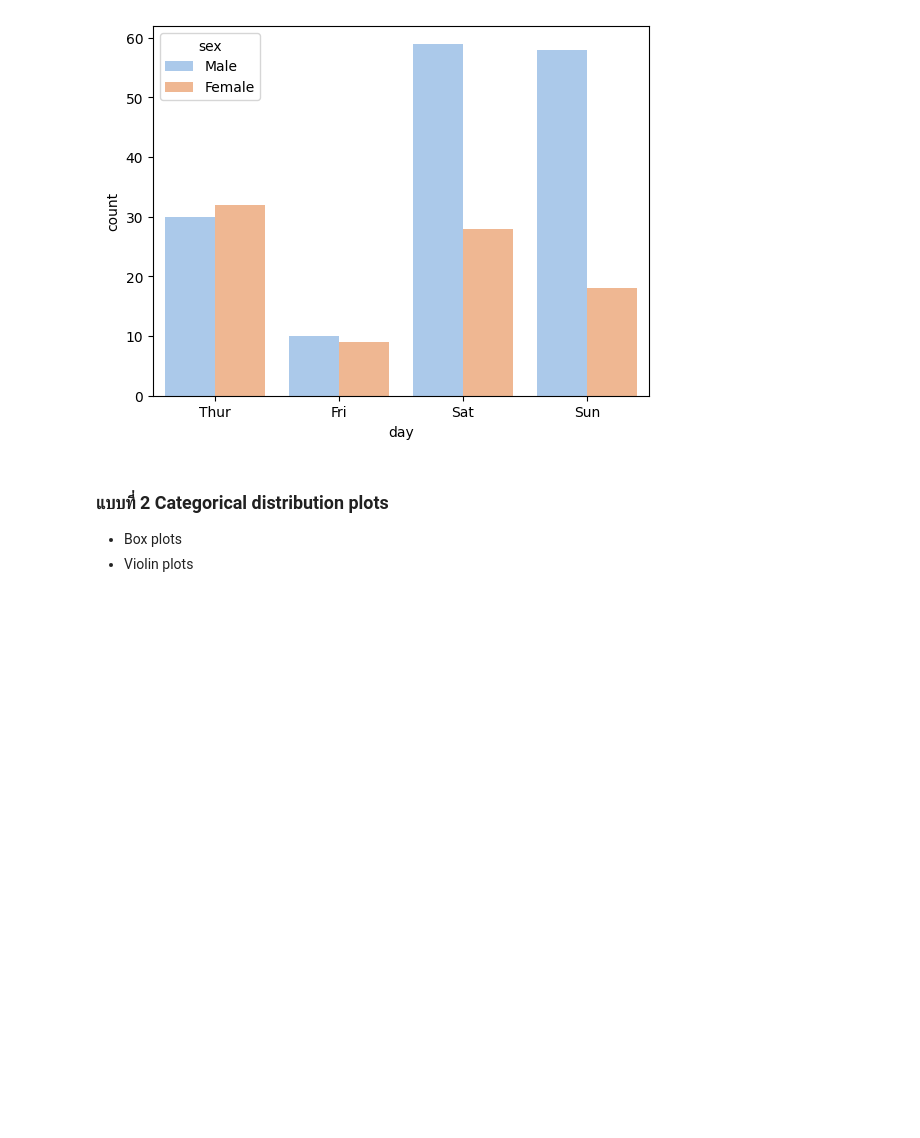
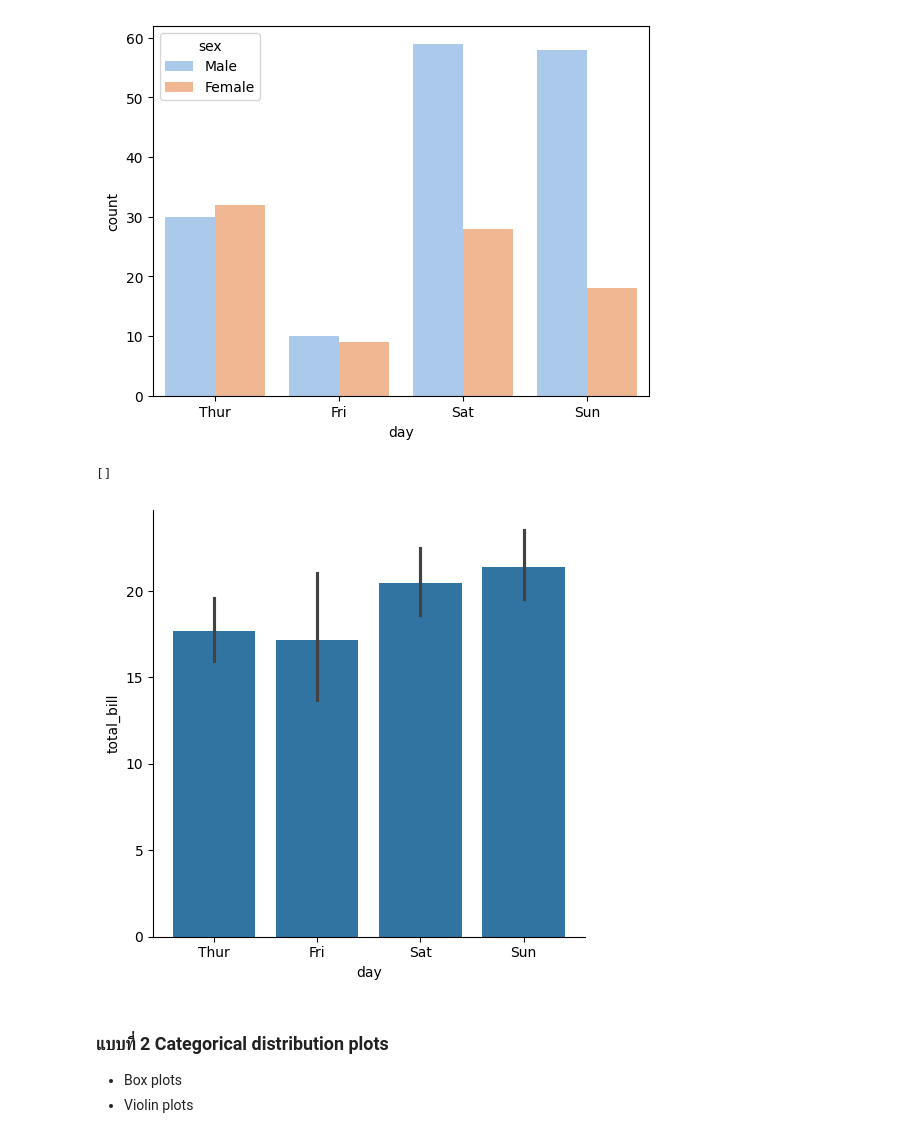
Before and after one commit to Angy-face/Esan-Coding-SS2, a Jupyter notebook: 2_4_Seaborn_ส่วนที่_1_3.ipynb, the cells around one changed output. Saved outputs shown, nothing was run; the diff lists cells and outputs as text; code cells hidden in the pictures; blank space fills up the shorter version.

```diff
--- a/2_4_Seaborn_ส่วนที่_1_3.ipynb
+++ b/2_4_Seaborn_ส่วนที่_1_3.ipynb
@@ -174,6 +174,12 @@ order=['Thur', 'Fri', 'Sat', 'Sun'])
 # %% [output]
 <Axes: xlabel='day', ylabel='count'>
 [figure]
+# %%
+sns.catplot(data = tips, x = 'day' , y ='total_bill',kind = 'bar')
+plt.plot()
+# %% [output]
+[]
+[figure, added]
 # %% [markdown]
 ### **แบบที่ 2 Categorical distribution plots**
 
```
Also changed, not shown: parts of 12 cells of this notebook.
